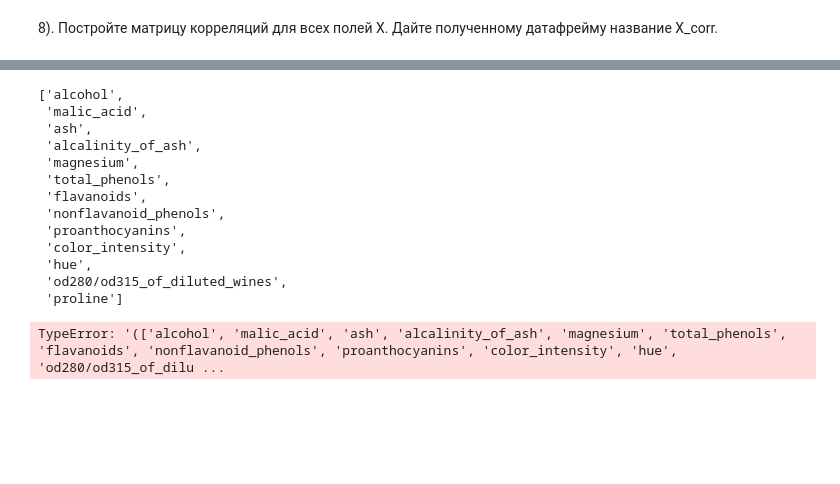
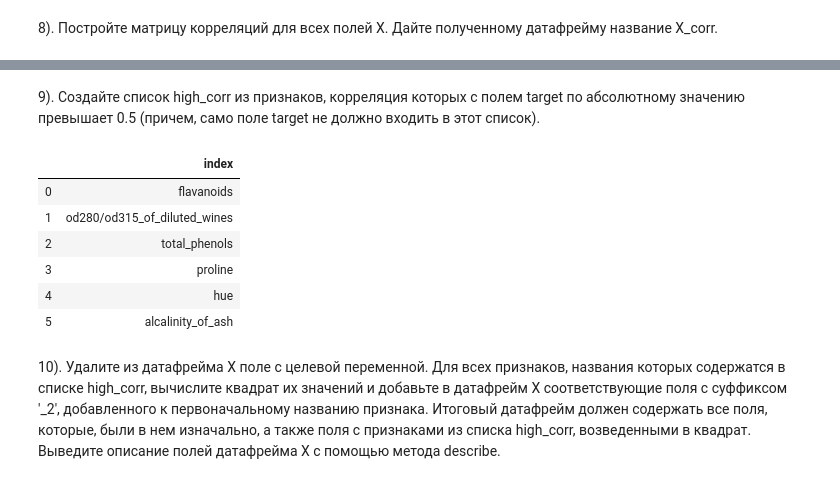
Before and after one commit to alakoshko/gb_2020_ai_ds, a Jupyter notebook: Lesson-05-06.ipynb, the cells around one changed output, grey strips where cells are left out. Saved outputs shown, nothing was run; the diff lists cells and outputs as text; code cells hidden in the pictures; blank space fills up the shorter version.

```diff
--- a/Lesson-05-06.ipynb
+++ b/Lesson-05-06.ipynb
@@ -206,25 +196,0 @@ init_notebook_mode(connected=True)
-# %%
-fn
-# %% [output]
-['alcohol',
- 'malic_acid',
- 'ash',
- 'alcalinity_of_ash',
- 'magnesium',
- 'total_phenols',
- 'flavanoids',
- 'nonflavanoid_phenols',
- 'proanthocyanins',
- 'color_intensity',
- 'hue',
- 'od280/od315_of_diluted_wines',
- 'proline']
-# %%
-import plotly.figure_factory as ff
-
-figure = ff.create_scatterplotmatrix(
-    X_corr2[fn, 'target'],
-    diag='histogram',
-    index='target')
-# %% [output]
-TypeError: '(['alcohol', 'malic_acid', 'ash', 'alcalinity_of_ash', 'magnesium', 'total_phenols', 'flavanoids', 'nonflavanoid_phenols', 'proanthocyanins', 'color_intensity', 'hue', 'od280/od315_of_dilu ...
@@ -237,0 +197,17 @@ figure = ff.create_annotated_heatmap(
+# %% [markdown]
+9). Создайте список high_corr из признаков, корреляция которых с полем target по абсолютному значению превышает 0.5 (причем, само поле target не должно входить в этот список).
+# %%
+high_corr = np.abs(X_corr2.drop('target')['target'])
+# high_corr = high_corr[high_corr > 0.5].sort_values(ascending=False).reset_index()
+high_corr = high_corr[high_corr > 0.5].sort_values(ascending=False).reset_index().drop('target', axis=1)
+high_corr
+# %% [output]
+|  | index |
+| 0 | flavanoids |
+| 1 | od280/od315_of_diluted_wines |
+| 2 | total_phenols |
+| 3 | proline |
+| 4 | hue |
+| 5 | alcalinity_of_ash |
+# %% [markdown]
+10). Удалите из датафрейма X поле с целевой переменной. Для всех признаков, названия которых содержатся в списке high_corr, вычислите квадрат их значений и добавьте в датафрейм X соответствующие поля с суффиксом '_2', добавленного к первоначальному названию признака. Итоговый датафрейм должен содержать все поля, которые, были в нем изначально, а также поля с признаками из списка high_corr, возведенными в квадрат. Выведите описание полей датафрейма X с помощью метода describe.
```
Also changed, not shown: parts of 3 cells of this notebook.
